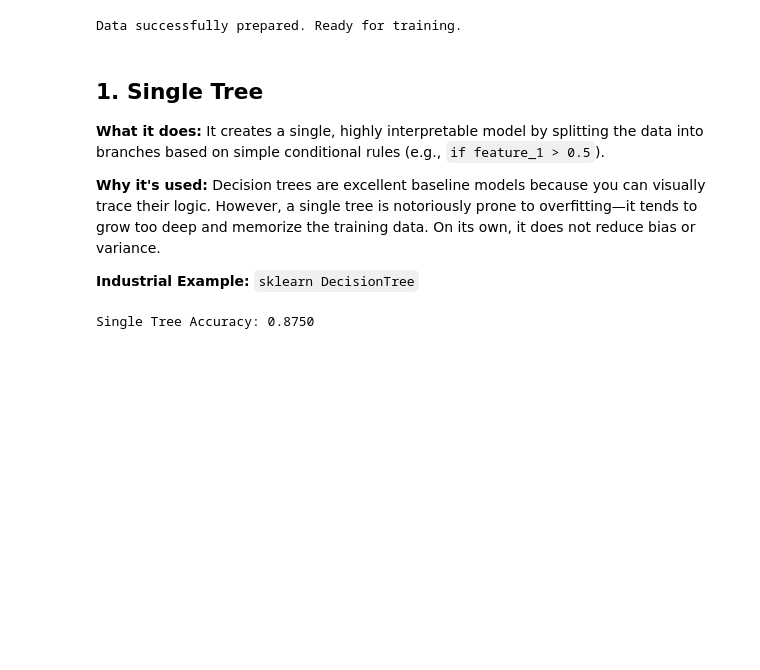
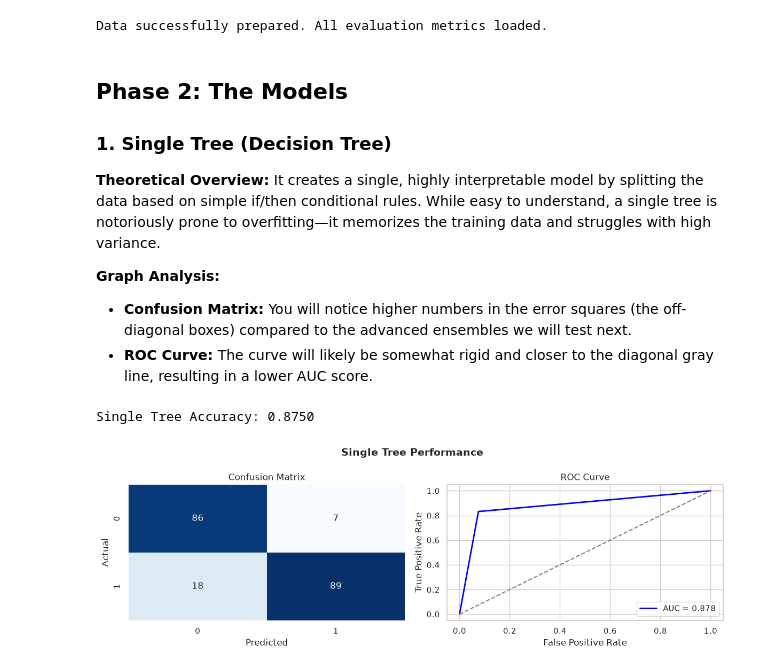
Before and after one commit to Jquishpeq923/Machine-Learning-6-SIN-A-Mar-Jul-2026, a Jupyter notebook: overview.ipynb, the cells around one changed output. Saved outputs shown, nothing was run; the diff lists cells and outputs as text; code cells hidden in the pictures; blank space fills up the shorter version.

Commit message:
Wip: Single Tree (Decision Tree)

```diff
--- a/overview.ipynb
+++ b/overview.ipynb
@@ -12,38 +20,72 @@ import matplotlib.pyplot as plt
 import seaborn as sns
 from sklearn.datasets import make_classification
 from sklearn.model_selection import train_test_split
-from sklearn.metrics import accuracy_score, confusion_matrix
 
-# Set global visual style for all graphs
-sns.set_theme(style="white")
+# FIXED: All required metrics are imported here so you won't get NameErrors
+from sklearn.metrics import accuracy_score, confusion_matrix, roc_curve, auc
+
+# Set global visual style for clean, academic graphs
+sns.set_theme(style="whitegrid")
 
 # 1. Generate a synthetic dataset (1000 samples, 20 features)
 X, y = make_classification(n_samples=1000, n_features=20, random_state=42)
 
-# 2. Split into Training (80%) and Testing (20%) sets
+# 2. Split into Training (80%) and Testing (20%) sets to prevent overfitting
 X_train, X_test, y_train, y_test = train_test_split(X, y, test_size=0.2, random_state=42)
 
-print("Data successfully prepared. Ready for training.")
+print("Data successfully prepared. All evaluation metrics loaded.")
 # %% [output]
-Data successfully prepared. Ready for training.
+Data successfully prepared. All evaluation metrics loaded.
 # %% [markdown]
-## 1. Single Tree
+## Phase 2: The Models
 
-**What it does:** It creates a single, highly interpretable model by splitting the data into branches based on simple conditional rules (e.g., `if feature_1 > 0.5`).
+### 1. Single Tree (Decision Tree)
 
-**Why it's used:** Decision trees are excellent baseline models because you can visually trace their logic. However, a single tree is notoriously prone to overfitting—it tends to grow too deep and memorize the training data. On its own, it does not reduce bias or variance.
+**Theoretical Overview:** It creates a single, highly interpretable model by splitting the data based on simple if/then conditional rules. While easy to understand, a single tree is notoriously prone to overfitting—it memorizes the training data and struggles with high variance.
 
-**Industrial Example:** `sklearn DecisionTree`
+**Graph Analysis:**
+
+* **Confusion Matrix:** You will notice higher numbers in the error squares (the off-diagonal boxes) compared to the advanced ensembles we will test next.
+* **ROC Curve:** The curve will likely be somewhat rigid and closer to the diagonal gray line, resulting in a lower AUC score.
 # %%
 from sklearn.tree import DecisionTreeClassifier
-from sklearn.metrics import accuracy_score
+from sklearn.metrics import accuracy_score, confusion_matrix, roc_curve, auc
+import matplotlib.pyplot as plt
+import seaborn as sns
 
-# Initialize and train the model
+# Train
 tree_model = DecisionTreeClassifier(random_state=42)
 tree_model.fit(X_train, y_train)
 
-# Predict and evaluate
+# Predict classes and probabilities
 preds_tree = tree_model.predict(X_test)
+probs_tree = tree_model.predict_proba(X_test)[:, 1] # Needed for ROC
+
 print(f"Single Tree Accuracy: {accuracy_score(y_test, preds_tree):.4f}")
+
+# Setup Figure: 1 row, 2 columns
+fig, axes = plt.subplots(1, 2, figsize=(12, 4))
+
+# Graph 1: Confusion Matrix
+cm_tree = confusion_matrix(y_test, preds_tree)
+sns.heatmap(cm_tree, annot=True, fmt='d', cmap='Blues', cbar=False, ax=axes[0])
+axes[0].set_title('Confusion Matrix')
+axes[0].set_xlabel('Predicted')
+axes[0].set_ylabel('Actual')
+
+# Graph 2: ROC Curve
+fpr, tpr, _ = roc_curve(y_test, probs_tree)
+roc_auc = auc(fpr, tpr)
+axes[1].plot(fpr, tpr, color='blue', lw=2, label=f'AUC = {roc_auc:.3f}')
+axes[1].plot([0, 1], [0, 1], color='gray', linestyle='--')
+axes[1].set_title('ROC Curve')
+axes[1].set_xlabel('False Positive Rate')
+axes[1].set_ylabel('True Positive Rate')
+axes[1].legend(loc="lower right")
+
+fig.suptitle('Single Tree Performance', fontweight='bold', fontsize=14)
+plt.tight_layout()
+plt.show()
 # %% [output]
 Single Tree Accuracy: 0.8750
+[figure, added]
```
Also changed, not shown: parts of 1 cell of this notebook.
